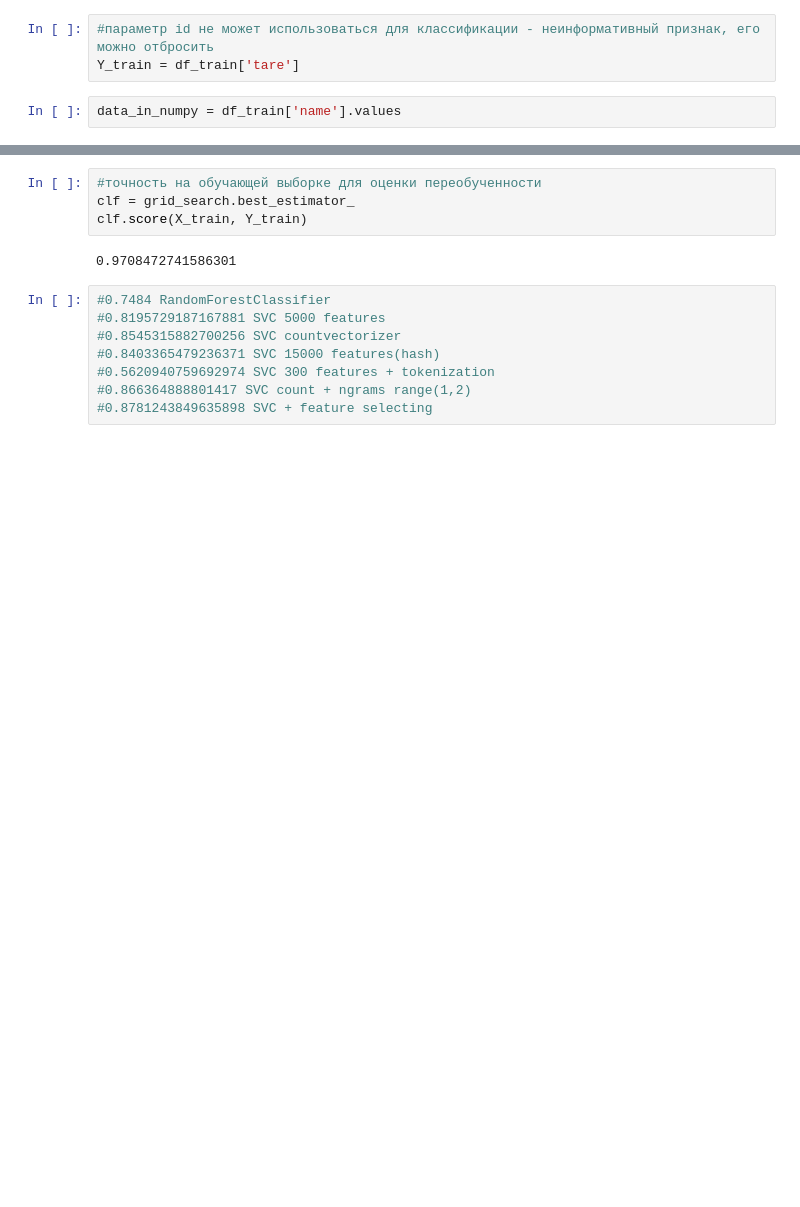
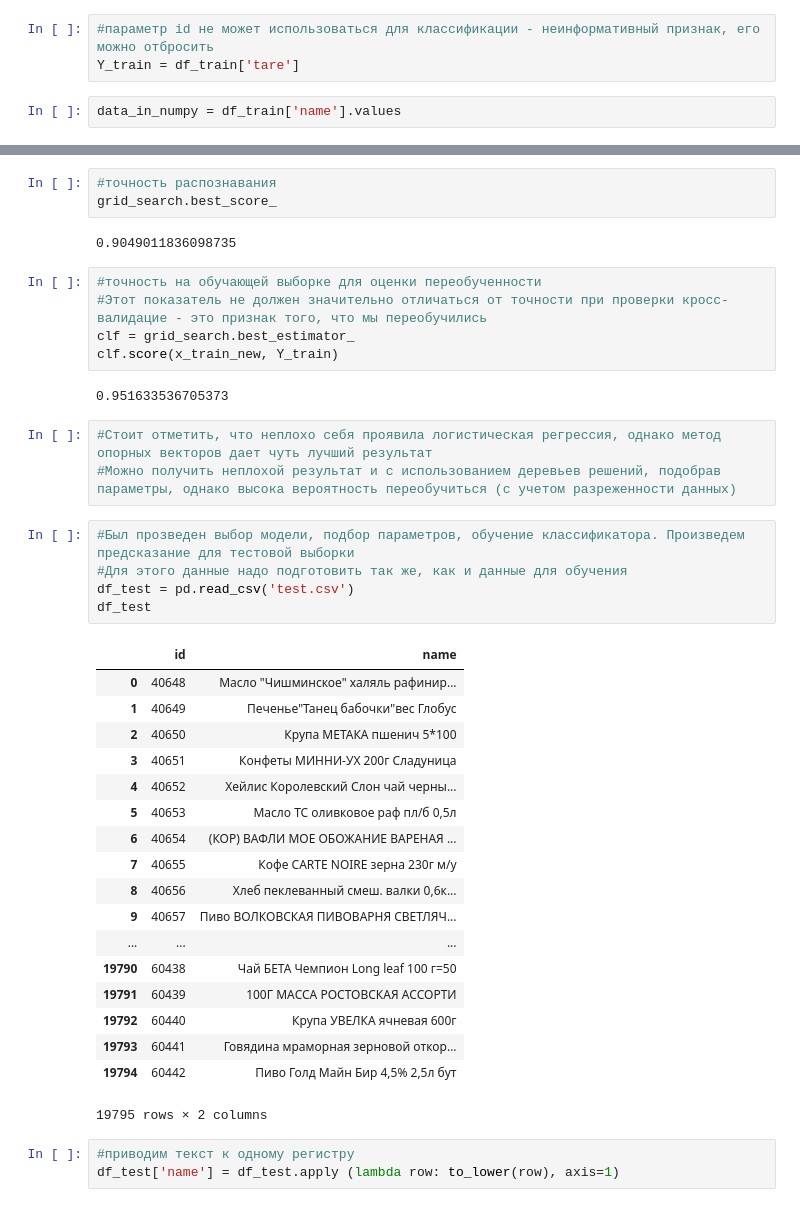
Before and after one commit to ipospelov/text-classification-skbkontur, a Jupyter notebook: report.ipynb, the cells around one changed output, grey strips where cells are left out. Cells and saved outputs as stored; diff of their text form; blank space fills up the shorter version.

```diff
--- a/report.ipynb
+++ b/report.ipynb
@@ -243,14 +242,42 @@ grid_search.best_score_
+# %%
+#точность распознавания
+grid_search.best_score_
+# %% [output]
+0.9049011836098735
 # %%
 #точность на обучающей выборке для оценки переобученности
+#Этот показатель не должен значительно отличаться от точности при проверки кросс-валидацие - это признак того, что мы переобучились
 clf = grid_search.best_estimator_
-clf.score(X_train, Y_train)
+clf.score(x_train_new, Y_train)
 # %% [output]
-0.9708472741586301
+0.951633536705373
-# %%
-#0.7484 RandomForestClassifier
-#0.8195729187167881 SVC 5000 features
-#0.8545315882700256 SVC countvectorizer
-#0.8403365479236371 SVC 15000 features(hash)
-#0.5620940759692974 SVC 300 features + tokenization
-#0.866364888801417 SVC count + ngrams range(1,2)
-#0.8781243849635898 SVC + feature selecting
+# %%
+#Стоит отметить, что неплохо себя проявила логистическая регрессия, однако метод опорных векторов дает чуть лучший результат
+#Можно получить неплохой результат и с использованием деревьев решений, подобрав параметры, однако высока вероятность переобучиться (с учетом разреженности данных)
+# %%
+#Был прозведен выбор модели, подбор параметров, обучение классификатора. Произведем предсказание для тестовой выборки
+#Для этого данные надо подготовить так же, как и данные для обучения
+df_test = pd.read_csv('test.csv')
+df_test
+# %% [output]
+|  | id | name |
+| 0 | 40648 | Масло "Чишминское" халяль рафинир... |
+| 1 | 40649 | Печенье"Танец бабочки"вес Глобус |
+| 2 | 40650 | Крупа МЕТАКА пшенич 5*100 |
+| 3 | 40651 | Конфеты МИННИ-УХ 200г Сладуница |
+| 4 | 40652 | Хейлис Королевский Слон чай черны... |
+| 5 | 40653 | Масло ТС оливковое раф пл/б 0,5л |
+| 6 | 40654 | (КОР) ВАФЛИ МОЕ ОБОЖАНИЕ ВАРЕНАЯ ... |
+| 7 | 40655 | Кофе CARTE NOIRE зерна 230г м/у |
+| 8 | 40656 | Хлеб пеклеванный смеш. валки 0,6к... |
+| 9 | 40657 | Пиво ВОЛКОВСКАЯ ПИВОВАРНЯ СВЕТЛЯЧ... |
+| ... | ... | ... |
+| 19790 | 60438 | Чай БЕТА Чемпион Long leaf 100 г=50 |
+| 19791 | 60439 | 100Г МАССА РОСТОВСКАЯ АССОРТИ |
+| 19792 | 60440 | Крупа УВЕЛКА ячневая 600г |
+| 19793 | 60441 | Говядина мраморная зерновой откор... |
+| 19794 | 60442 | Пиво Голд Майн Бир 4,5% 2,5л бут |
+19795 rows × 2 columns
+# %%
+#приводим текст к одному регистру
+df_test['name'] = df_test.apply (lambda row: to_lower(row), axis=1)
```
Also changed, not shown: parts of 22 cells of this notebook.
